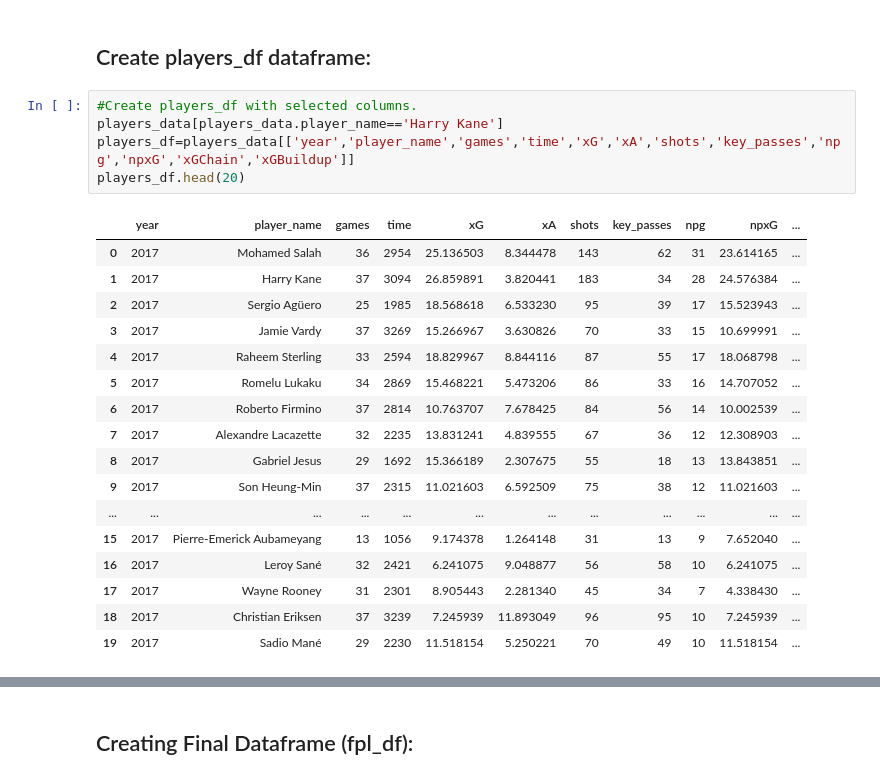
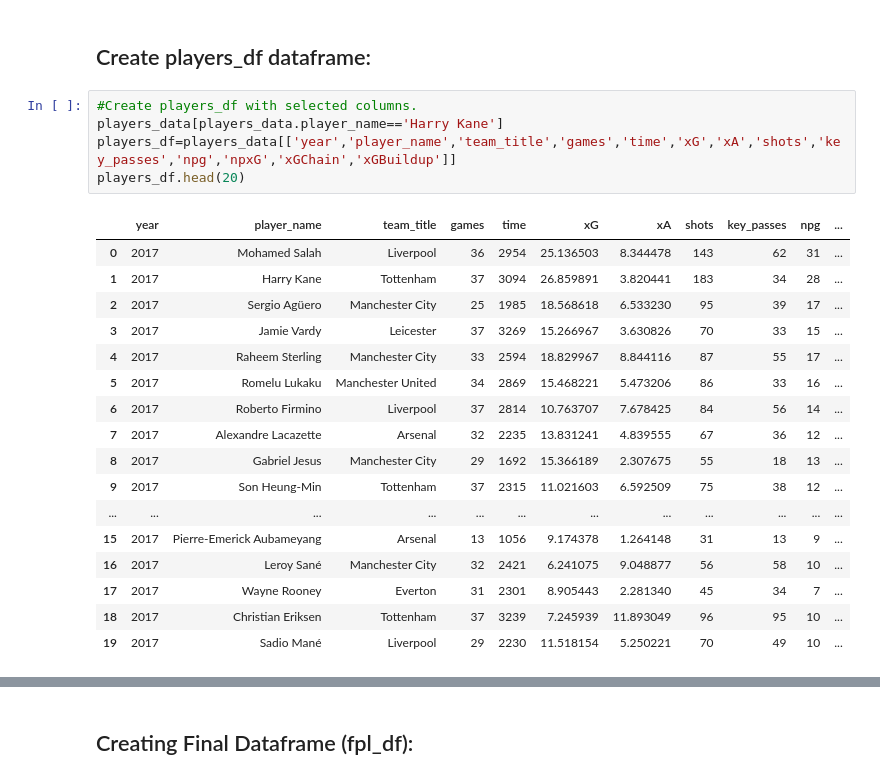
Before and after one commit to alisterjan/FPL_Analysis, a Jupyter notebook: FPL_EDA_1.ipynb, the cells around one changed output, grey strips where cells are left out. Saved outputs shown, nothing was run; the diff lists cells and outputs as text.

```diff
--- a/FPL_EDA_1.ipynb
+++ b/FPL_EDA_1.ipynb
@@ -102,23 +106,23 @@ join_df['year']=join_df['year'].astype('int64')
 # %%
 #Create players_df with selected columns.
 players_data[players_data.player_name=='Harry Kane']
-players_df=players_data[['year','player_name','games','time','xG','xA','shots','key_passes','npg','npxG','xGChain','xGBuildup']]
+players_df=players_data[['year','player_name','team_title','games','time','xG','xA','shots','key_passes','npg','npxG','xGChain','xGBuildup']]
 players_df.head(20)
 # %% [output]
-|  | year | player_name | games | time | xG | xA | shots | key_passes | npg | npxG | ... |
-| 0 | 2017 | Mohamed Salah | 36 | 2954 | 25.136503 | 8.344478 | 143 | 62 | 31 | 23.614165 | ... |
-| 1 | 2017 | Harry Kane | 37 | 3094 | 26.859891 | 3.820441 | 183 | 34 | 28 | 24.576384 | ... |
-| 2 | 2017 | Sergio Agüero | 25 | 1985 | 18.568618 | 6.533230 | 95 | 39 | 17 | 15.523943 | ... |
-| 3 | 2017 | Jamie Vardy | 37 | 3269 | 15.266967 | 3.630826 | 70 | 33 | 15 | 10.699991 | ... |
-| 4 | 2017 | Raheem Sterling | 33 | 2594 | 18.829967 | 8.844116 | 87 | 55 | 17 | 18.068798 | ... |
-| 5 | 2017 | Romelu Lukaku | 34 | 2869 | 15.468221 | 5.473206 | 86 | 33 | 16 | 14.707052 | ... |
-| 6 | 2017 | Roberto Firmino | 37 | 2814 | 10.763707 | 7.678425 | 84 | 56 | 14 | 10.002539 | ... |
-| 7 | 2017 | Alexandre Lacazette | 32 | 2235 | 13.831241 | 4.839555 | 67 | 36 | 12 | 12.308903 | ... |
-| 8 | 2017 | Gabriel Jesus | 29 | 1692 | 15.366189 | 2.307675 | 55 | 18 | 13 | 13.843851 | ... |
-| 9 | 2017 | Son Heung-Min | 37 | 2315 | 11.021603 | 6.592509 | 75 | 38 | 12 | 11.021603 | ... |
+|  | year | player_name | team_title | games | time | xG | xA | shots | key_passes | npg | ... |
+| 0 | 2017 | Mohamed Salah | Liverpool | 36 | 2954 | 25.136503 | 8.344478 | 143 | 62 | 31 | ... |
+| 1 | 2017 | Harry Kane | Tottenham | 37 | 3094 | 26.859891 | 3.820441 | 183 | 34 | 28 | ... |
+| 2 | 2017 | Sergio Agüero | Manchester City | 25 | 1985 | 18.568618 | 6.533230 | 95 | 39 | 17 | ... |
+| 3 | 2017 | Jamie Vardy | Leicester | 37 | 3269 | 15.266967 | 3.630826 | 70 | 33 | 15 | ... |
+| 4 | 2017 | Raheem Sterling | Manchester City | 33 | 2594 | 18.829967 | 8.844116 | 87 | 55 | 17 | ... |
+| 5 | 2017 | Romelu Lukaku | Manchester United | 34 | 2869 | 15.468221 | 5.473206 | 86 | 33 | 16 | ... |
+| 6 | 2017 | Roberto Firmino | Liverpool | 37 | 2814 | 10.763707 | 7.678425 | 84 | 56 | 14 | ... |
+| 7 | 2017 | Alexandre Lacazette | Arsenal | 32 | 2235 | 13.831241 | 4.839555 | 67 | 36 | 12 | ... |
+| 8 | 2017 | Gabriel Jesus | Manchester City | 29 | 1692 | 15.366189 | 2.307675 | 55 | 18 | 13 | ... |
+| 9 | 2017 | Son Heung-Min | Tottenham | 37 | 2315 | 11.021603 | 6.592509 | 75 | 38 | 12 | ... |
 | ... | ... | ... | ... | ... | ... | ... | ... | ... | ... | ... | ... |
-| 15 | 2017 | Pierre-Emerick Aubameyang | 13 | 1056 | 9.174378 | 1.264148 | 31 | 13 | 9 | 7.652040 | ... |
-| 16 | 2017 | Leroy Sané | 32 | 2421 | 6.241075 | 9.048877 | 56 | 58 | 10 | 6.241075 | ... |
-| 17 | 2017 | Wayne Rooney | 31 | 2301 | 8.905443 | 2.281340 | 45 | 34 | 7 | 4.338430 | ... |
-| 18 | 2017 | Christian Eriksen | 37 | 3239 | 7.245939 | 11.893049 | 96 | 95 | 10 | 7.245939 | ... |
-| 19 | 2017 | Sadio Mané | 29 | 2230 | 11.518154 | 5.250221 | 70 | 49 | 10 | 11.518154 | ... |
+| 15 | 2017 | Pierre-Emerick Aubameyang | Arsenal | 13 | 1056 | 9.174378 | 1.264148 | 31 | 13 | 9 | ... |
+| 16 | 2017 | Leroy Sané | Manchester City | 32 | 2421 | 6.241075 | 9.048877 | 56 | 58 | 10 | ... |
+| 17 | 2017 | Wayne Rooney | Everton | 31 | 2301 | 8.905443 | 2.281340 | 45 | 34 | 7 | ... |
+| 18 | 2017 | Christian Eriksen | Tottenham | 37 | 3239 | 7.245939 | 11.893049 | 96 | 95 | 10 | ... |
+| 19 | 2017 | Sadio Mané | Liverpool | 29 | 2230 | 11.518154 | 5.250221 | 70 | 49 | 10 | ... |
```
Also changed, not shown: parts of 20 cells of this notebook.
